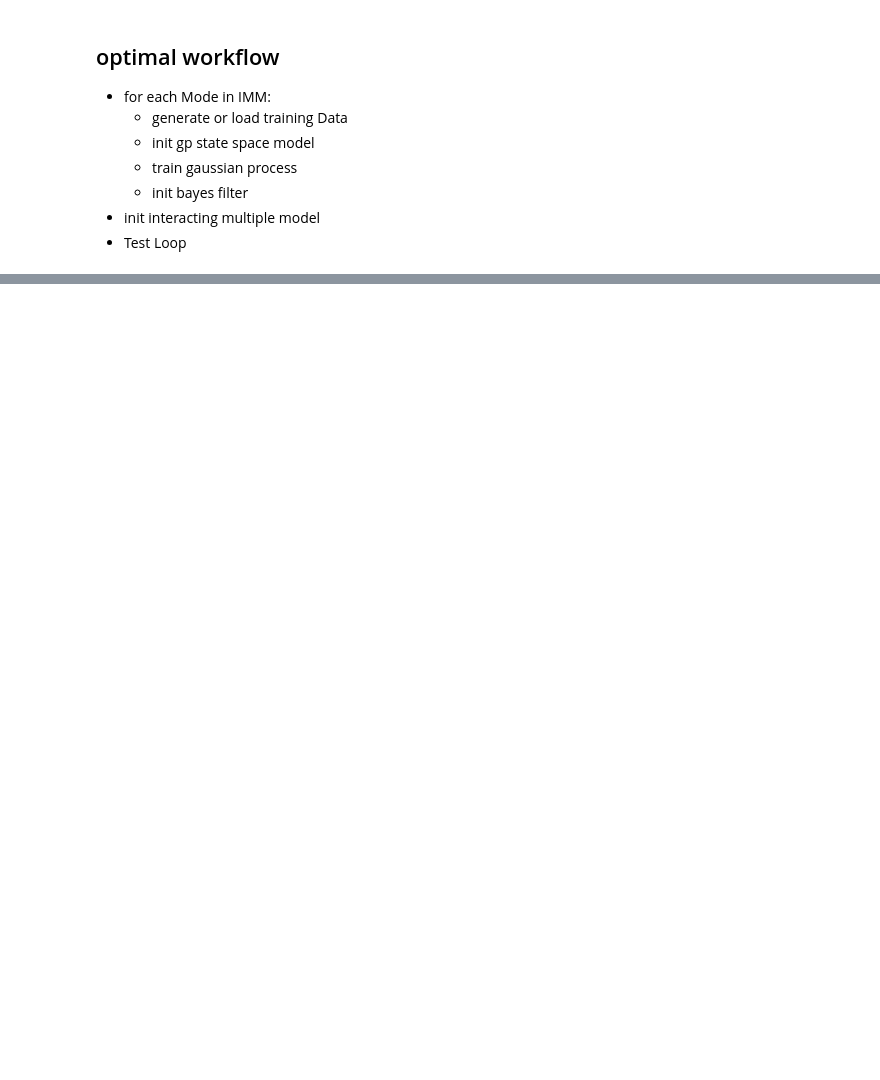
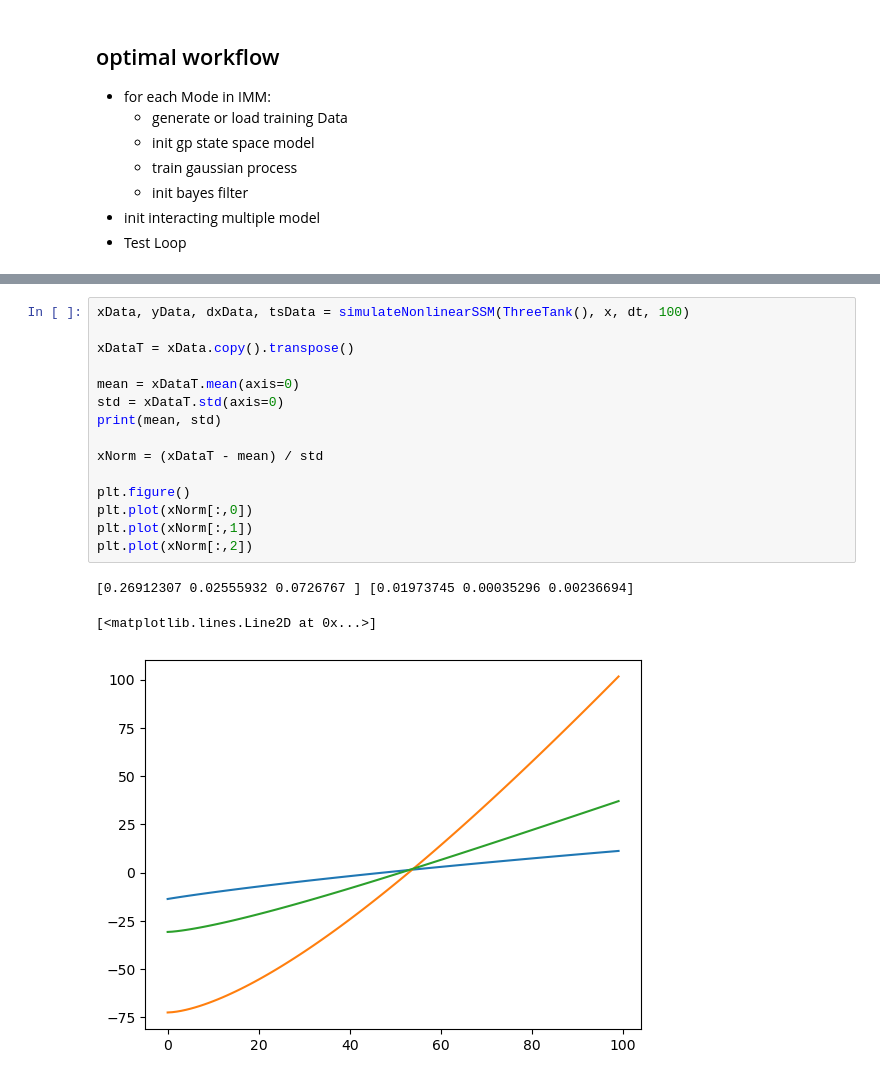
Before and after one commit to adrianLepp/gpfilter.py, a Jupyter notebook: gpy/immgpbf_example.ipynb, the cells around one changed output, grey strips where cells are left out. Cells and saved outputs as stored; diff of their text form; blank space fills up the shorter version.

```diff
--- a/gpy/immgpbf_example.ipynb
+++ b/gpy/immgpbf_example.ipynb
@@ -97,0 +119,19 @@ plt.plot(xValues[2,:])
+# %%
+xData, yData, dxData, tsData = simulateNonlinearSSM(ThreeTank(), x, dt, 100)
+
+xDataT = xData.copy().transpose()
+
+mean = xDataT.mean(axis=0)
+std = xDataT.std(axis=0)
+print(mean, std)
+
+xNorm = (xDataT - mean) / std
+
+plt.figure()
+plt.plot(xNorm[:,0])
+plt.plot(xNorm[:,1])
+plt.plot(xNorm[:,2])
+# %% [output]
+[0.26912307 0.02555932 0.0726767 ] [0.01973745 0.00035296 0.00236694]
+[<matplotlib.lines.Line2D at 0x...>]
+[figure, added]
```
Also changed, not shown: parts of 3 cells of this notebook, 2 other files.
